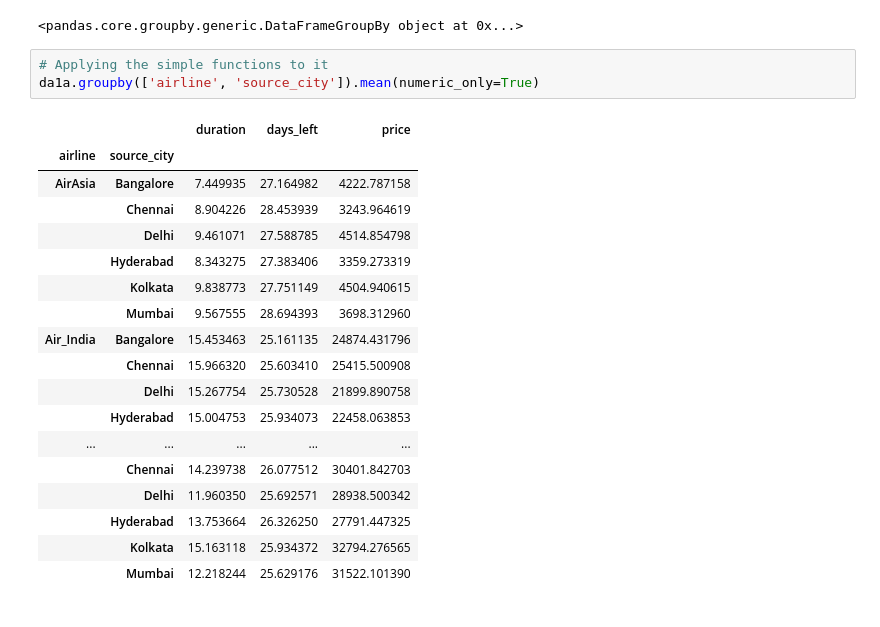
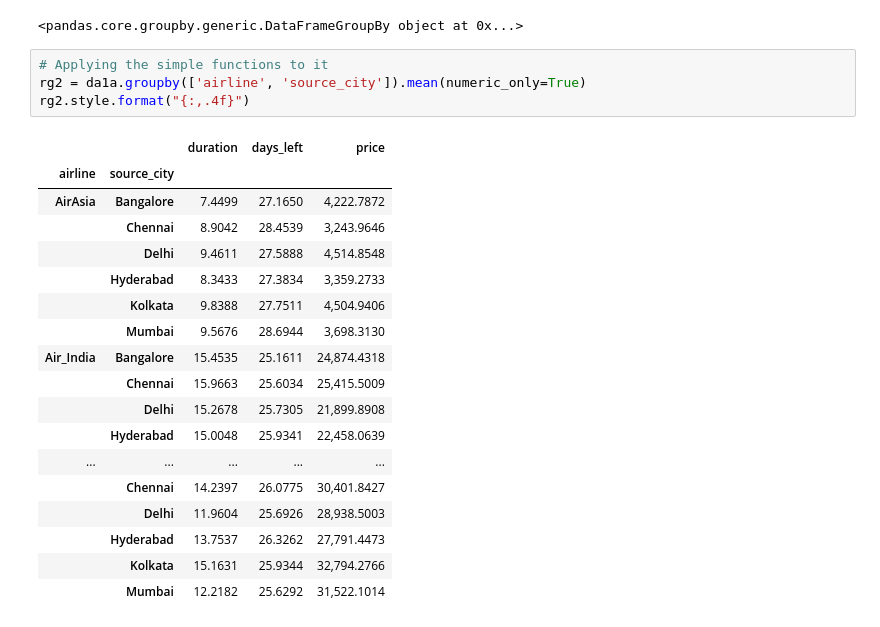
Before and after one commit to xyizko/xo-mathz, a Jupyter notebook: nb/yt-pandas-2.ipynb, the cells around one changed output. Saved outputs shown, nothing was run; the diff lists cells and outputs as text.

```diff
--- a/nb/yt-pandas-2.ipynb
+++ b/nb/yt-pandas-2.ipynb
@@ -1374,23 +1374,24 @@ da1a.groupby(['airline', 'source_city'])
 <pandas.core.groupby.generic.DataFrameGroupBy object at 0x...>
 # %%
 # Applying the simple functions to it
-da1a.groupby(['airline', 'source_city']).mean(numeric_only=True)
+rg2 = da1a.groupby(['airline', 'source_city']).mean(numeric_only=True)
+rg2.style.format("{:,.4f}")
 # %% [output]
 |  |  | duration | days_left | price |
 | airline | source_city |  |  |  |
-| AirAsia | Bangalore | 7.449935 | 27.164982 | 4222.787158 |
-|  | Chennai | 8.904226 | 28.453939 | 3243.964619 |
-|  | Delhi | 9.461071 | 27.588785 | 4514.854798 |
-|  | Hyderabad | 8.343275 | 27.383406 | 3359.273319 |
-|  | Kolkata | 9.838773 | 27.751149 | 4504.940615 |
-|  | Mumbai | 9.567555 | 28.694393 | 3698.312960 |
-| Air_India | Bangalore | 15.453463 | 25.161135 | 24874.431796 |
-|  | Chennai | 15.966320 | 25.603410 | 25415.500908 |
-|  | Delhi | 15.267754 | 25.730528 | 21899.890758 |
-|  | Hyderabad | 15.004753 | 25.934073 | 22458.063853 |
+| AirAsia | Bangalore | 7.4499 | 27.1650 | 4,222.7872 |
+|  | Chennai | 8.9042 | 28.4539 | 3,243.9646 |
+|  | Delhi | 9.4611 | 27.5888 | 4,514.8548 |
+|  | Hyderabad | 8.3433 | 27.3834 | 3,359.2733 |
+|  | Kolkata | 9.8388 | 27.7511 | 4,504.9406 |
+|  | Mumbai | 9.5676 | 28.6944 | 3,698.3130 |
+| Air_India | Bangalore | 15.4535 | 25.1611 | 24,874.4318 |
+|  | Chennai | 15.9663 | 25.6034 | 25,415.5009 |
+|  | Delhi | 15.2678 | 25.7305 | 21,899.8908 |
+|  | Hyderabad | 15.0048 | 25.9341 | 22,458.0639 |
 | ... | ... | ... | ... | ... |
-|  | Chennai | 14.239738 | 26.077512 | 30401.842703 |
-|  | Delhi | 11.960350 | 25.692571 | 28938.500342 |
-|  | Hyderabad | 13.753664 | 26.326250 | 27791.447325 |
-|  | Kolkata | 15.163118 | 25.934372 | 32794.276565 |
-|  | Mumbai | 12.218244 | 25.629176 | 31522.101390 |
+|  | Chennai | 14.2397 | 26.0775 | 30,401.8427 |
+|  | Delhi | 11.9604 | 25.6926 | 28,938.5003 |
+|  | Hyderabad | 13.7537 | 26.3262 | 27,791.4473 |
+|  | Kolkata | 15.1631 | 25.9344 | 32,794.2766 |
+|  | Mumbai | 12.2182 | 25.6292 | 31,522.1014 |
```
Also changed, not shown: parts of 1 cell of this notebook.
